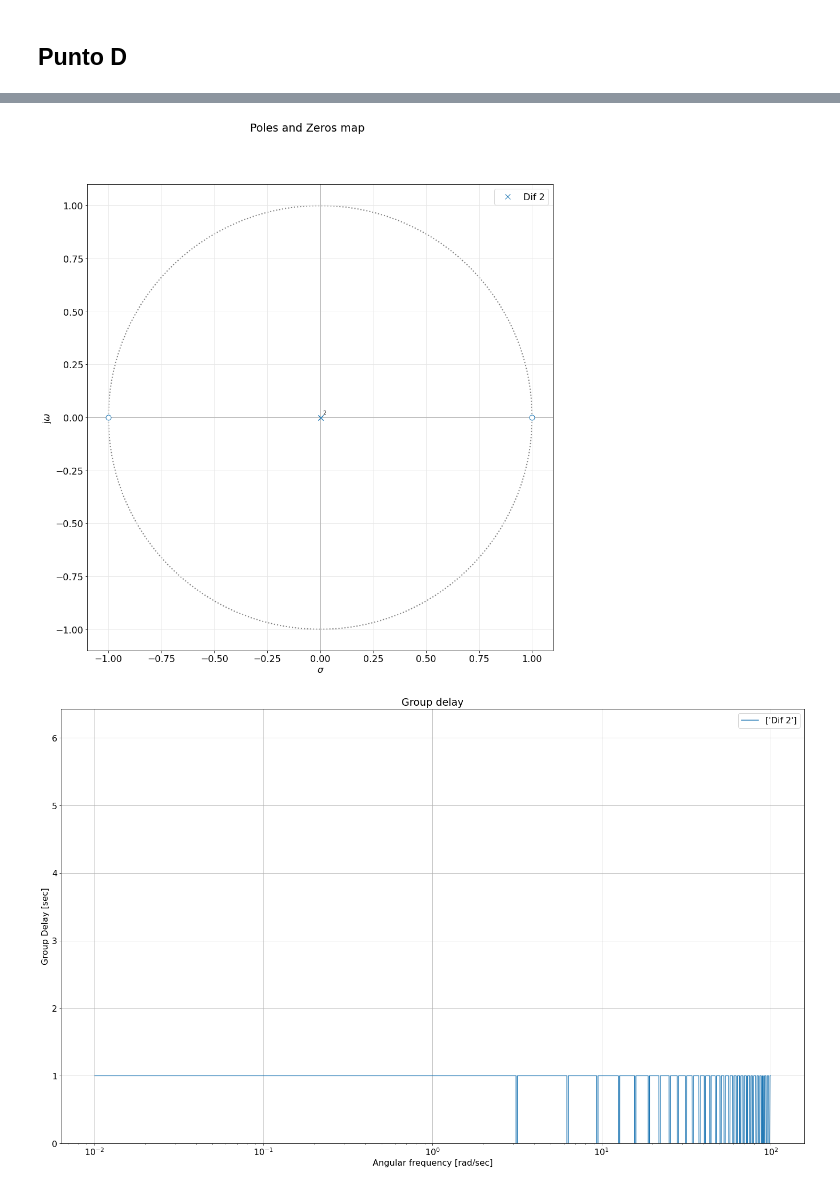
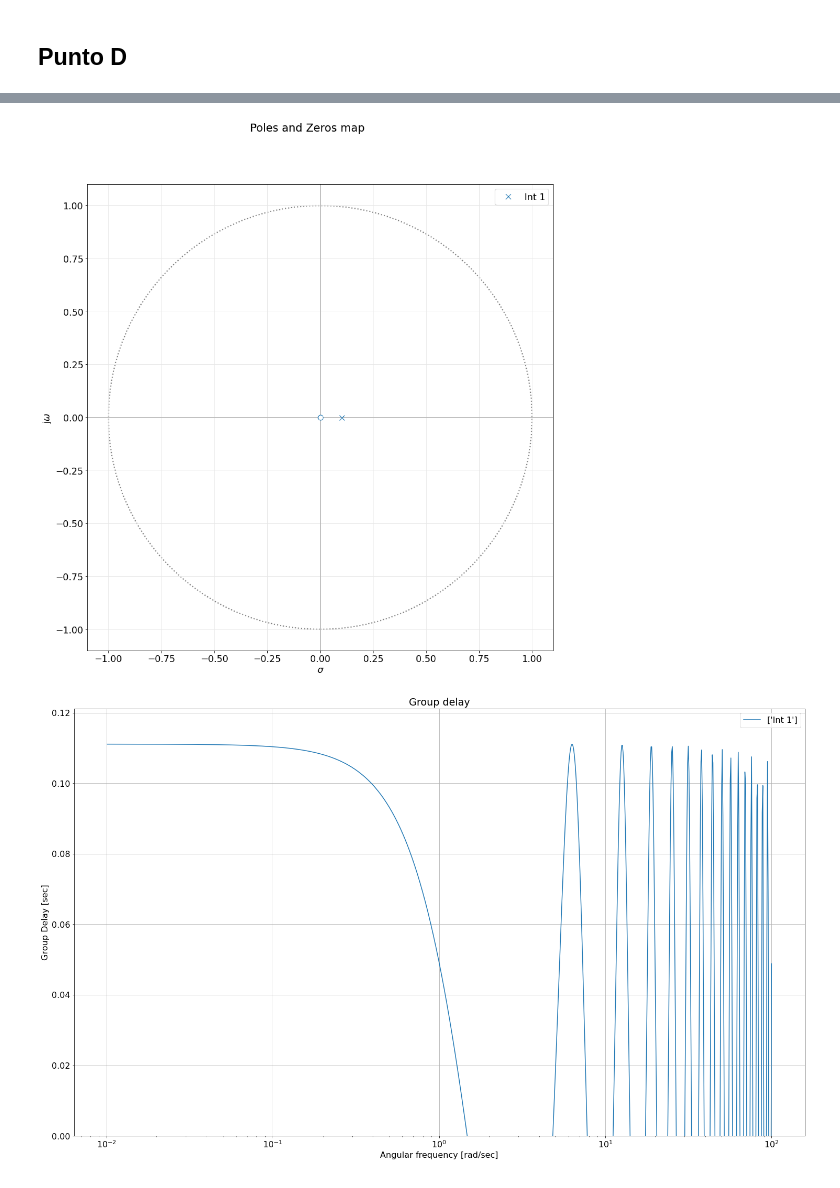
Before and after one commit to mpmarfisi/TC2-G2, a Jupyter notebook: TP5/EJ4/EJ4_TP5.ipynb, the cells around one changed output, grey strips where cells are left out. Cells and saved outputs as stored; diff of their text form; code cells hidden in the pictures.

```diff
--- a/TP5/EJ4/EJ4_TP5.ipynb
+++ b/TP5/EJ4/EJ4_TP5.ipynb
@@ -235,13 +233,11 @@ $H(z) = \frac{Y(z)}{X(z)} = \frac{\alpha}{1 - z^{-1}.(1-\alpha)} = \frac{0.9}{1
 # %%
 # Coeficientes en potencias decreciente
-num_dif_2 = np.array([1, 0, -1])
-den_dif_2 = np.array([1, 0, 0])
+num_int_1 = np.array([0.9, 0])
+den_int_1 = np.array([1, -0.1])
 
 # Módulo y fase
-sos_dif_2 = sig.TransferFunction(num_dif_2, den_dif_2, dt = 1)
+sos_int_1 = sig.TransferFunction(num_int_1, den_int_1, dt = 1)
 
-all_sos = [sos_dif_2]
-analyze_sys(all_sos, sys_name=['Dif 2'])
-#all_sos = [sos_n3, sos_n4, sos_n5, sos_fir]
-#analyze_sys(all_sos, sys_name=['N = 3', 'N = 4', 'N = 5', 'FIR'])
+all_sos = [sos_int_1]
+analyze_sys(all_sos, sys_name=['Int 1'])
 # %% [output]
@@ -249,2 +245,2 @@ analyze_sys(all_sos, sys_name=['Dif 2'])
-[figure, old version]
+[figure, new version]
-[figure, old version]
+[figure, new version]
```
Also changed, not shown: parts of 18 cells of this notebook, 1 other file.
